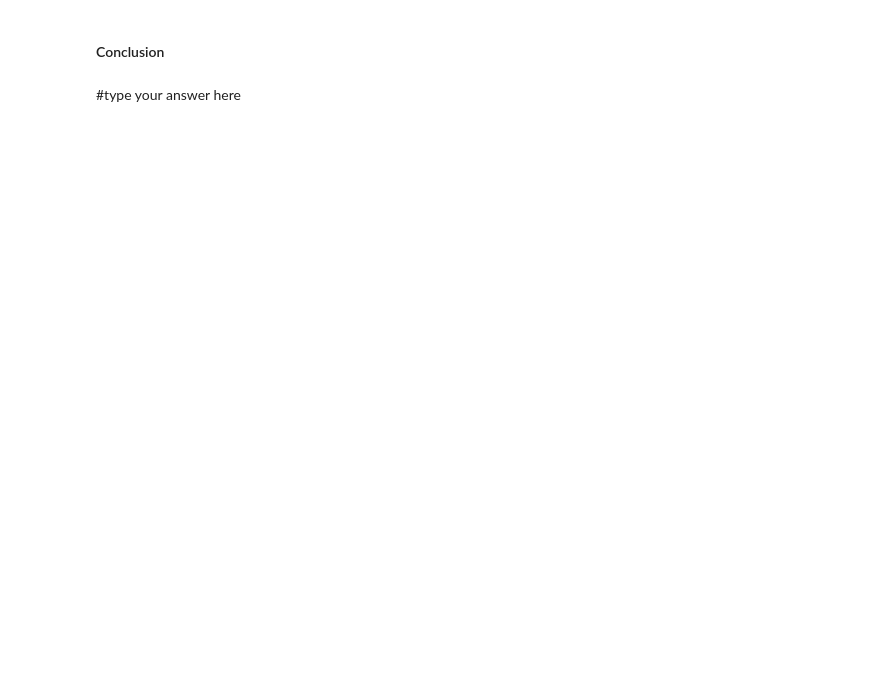
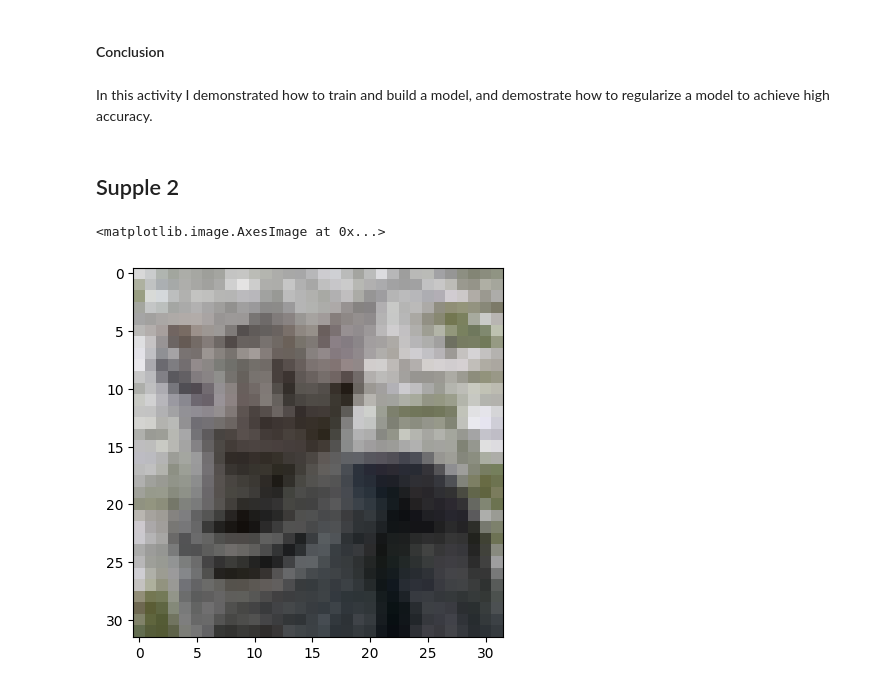
Before and after one commit to 3R3NY34G3R/CPE313---Advanced-Machine-Learning-and-Deep-Learning, a Jupyter notebook: Hands_on_Activity_2_3_Regularization.ipynb, the cells around one changed output. Saved outputs shown, nothing was run; the diff lists cells and outputs as text; code cells hidden in the pictures; blank space fills up the shorter version.

Commit message:
finished activity

```diff
--- a/Hands_on_Activity_2_3_Regularization.ipynb
+++ b/Hands_on_Activity_2_3_Regularization.ipynb
@@ -234,4 +357,16 @@ Interpret the result
 # %% [markdown]
 #### Conclusion
-# %% [markdown]
-#type your answer here
+# %% [markdown]
+In this activity I demonstrated how to train and build a model, and demostrate how to regularize a model to achieve high accuracy.
+# %% [markdown]
+## Supple 2
+# %%
+from keras.datasets import cifar10
+
+(x_train, y_train), (x_test, y_test) = cifar10.load_data()
+# %%
+
+plt.imshow(x_train[333], cmap='Greys_r')
+# %% [output]
+<matplotlib.image.AxesImage at 0x...>
+[figure, added]
```
Also changed, not shown: parts of 28 cells of this notebook.
